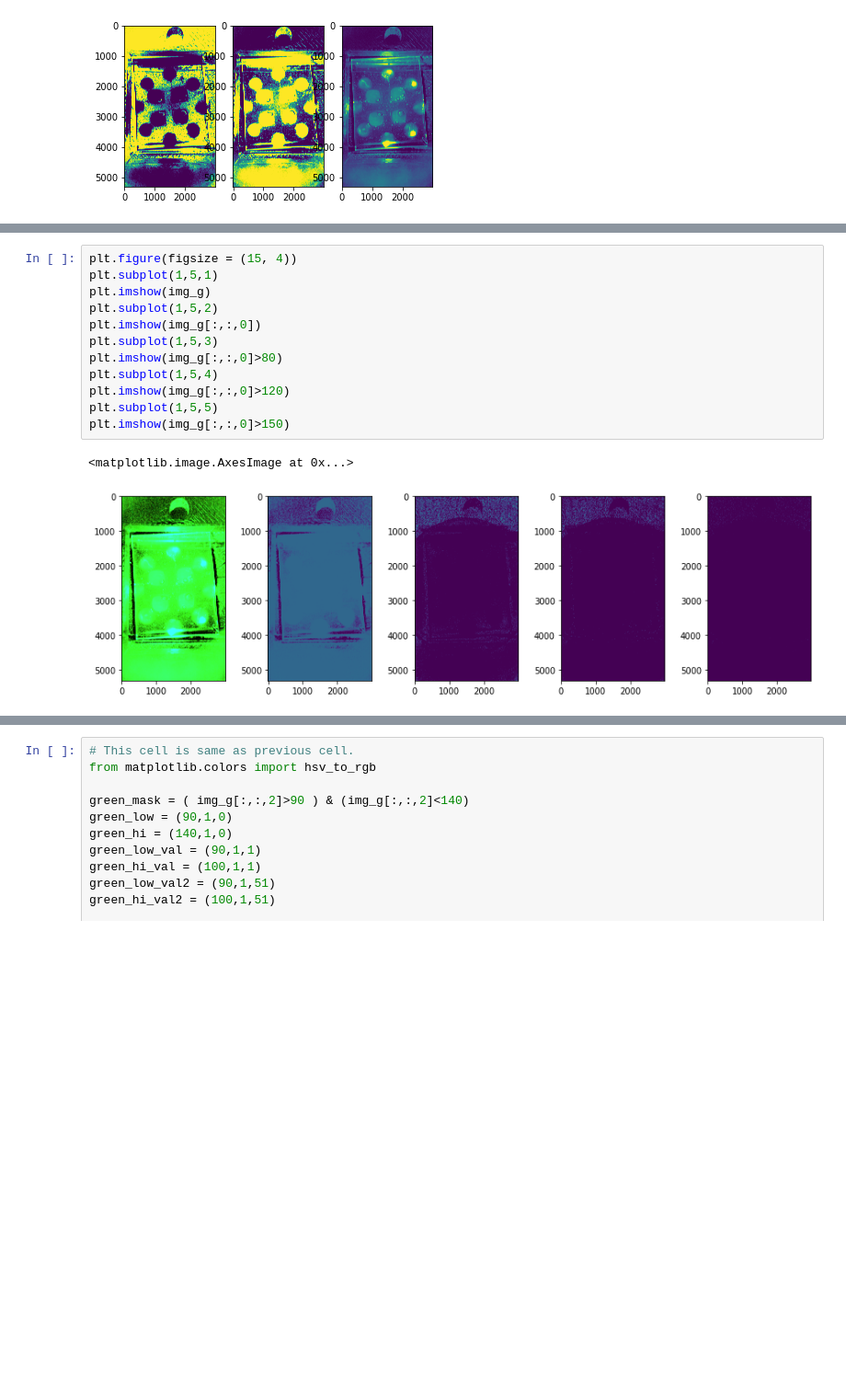
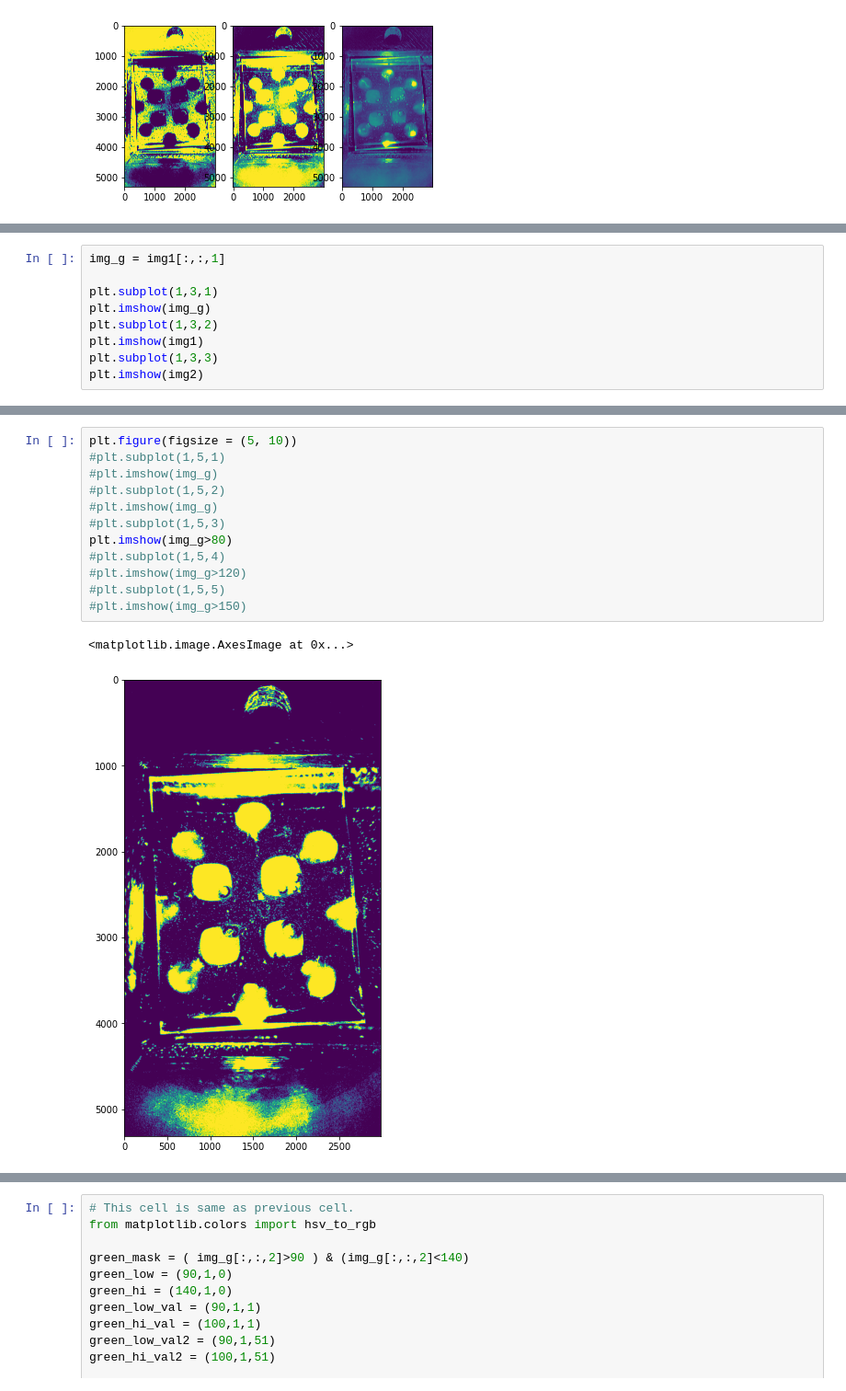
Before and after one commit to ncsu-landscape-dynamics/LAMP_assay_automation, a Jupyter notebook: hybridPyTorchImSeg.ipynb, the cells around one changed output, grey strips where cells are left out. Shown at 92% size. Saved outputs shown, nothing was run; the diff lists cells and outputs as text; blank space fills up the shorter version.

```diff
--- a/hybridPyTorchImSeg.ipynb
+++ b/hybridPyTorchImSeg.ipynb
@@ -79,0 +86,9 @@ img_g.shape
+# %%
+img_g = img1[:,:,1]
+
+plt.subplot(1,3,1)
+plt.imshow(img_g)
+plt.subplot(1,3,2)
+plt.imshow(img1)
+plt.subplot(1,3,3)
+plt.imshow(img2)
@@ -109,17 +127,17 @@ Text(0, 0.5, 'Count')
 # %%
-plt.figure(figsize = (15, 4))
-plt.subplot(1,5,1)
-plt.imshow(img_g)
-plt.subplot(1,5,2)
-plt.imshow(img_g[:,:,0])
-plt.subplot(1,5,3)
-plt.imshow(img_g[:,:,0]>80)
-plt.subplot(1,5,4)
-plt.imshow(img_g[:,:,0]>120)
-plt.subplot(1,5,5)
-plt.imshow(img_g[:,:,0]>150)
+plt.figure(figsize = (5, 10))
+#plt.subplot(1,5,1)
+#plt.imshow(img_g)
+#plt.subplot(1,5,2)
+#plt.imshow(img_g)
+#plt.subplot(1,5,3)
+plt.imshow(img_g>80)
+#plt.subplot(1,5,4)
+#plt.imshow(img_g>120)
+#plt.subplot(1,5,5)
+#plt.imshow(img_g>150)
 # %% [output]
 <matplotlib.image.AxesImage at 0x...>
-[figure, old version]
+[figure, new version]
 # %%
 # Mask pixels where 80 < green < 120
```
Also changed, not shown: parts of 13 cells of this notebook.
